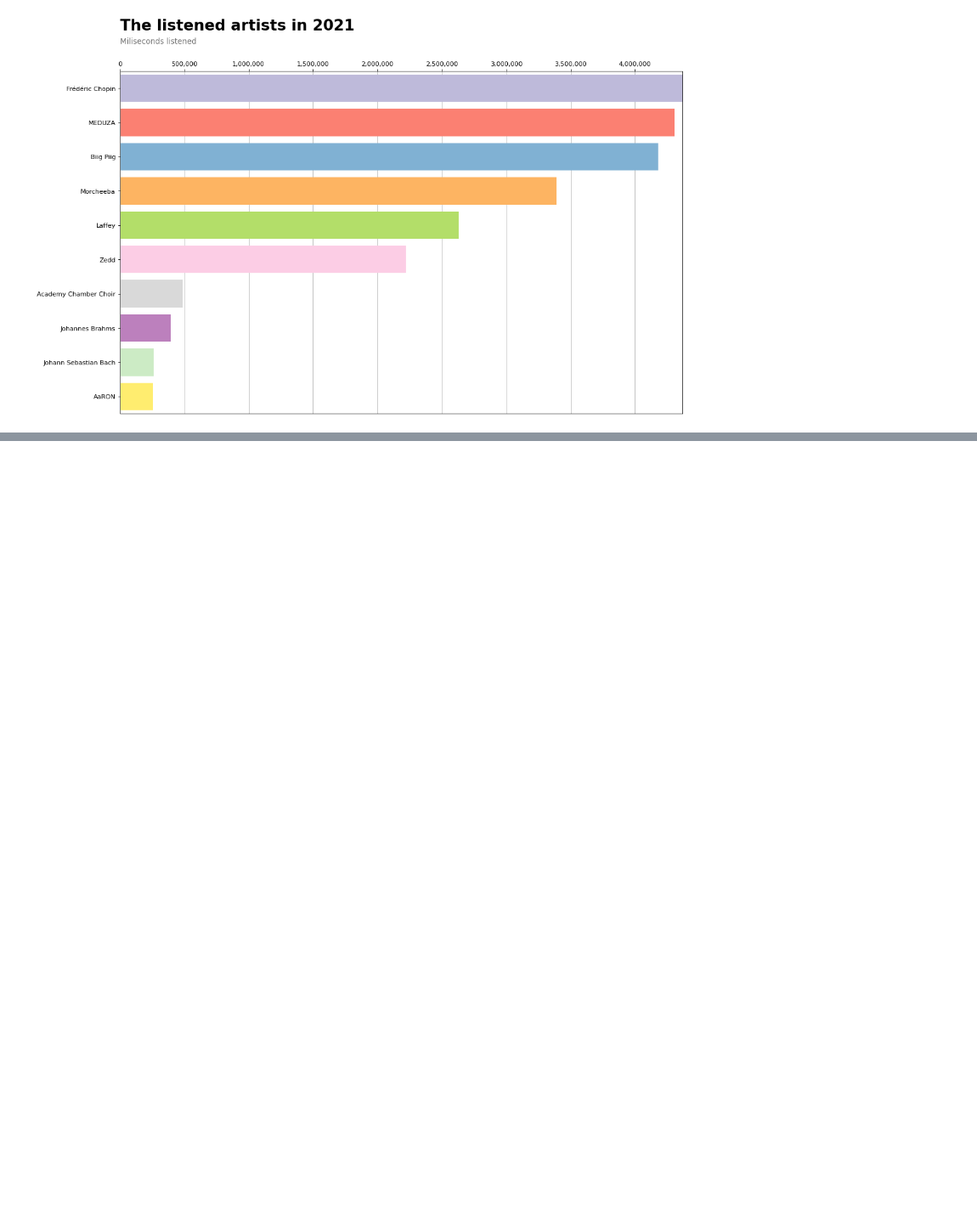
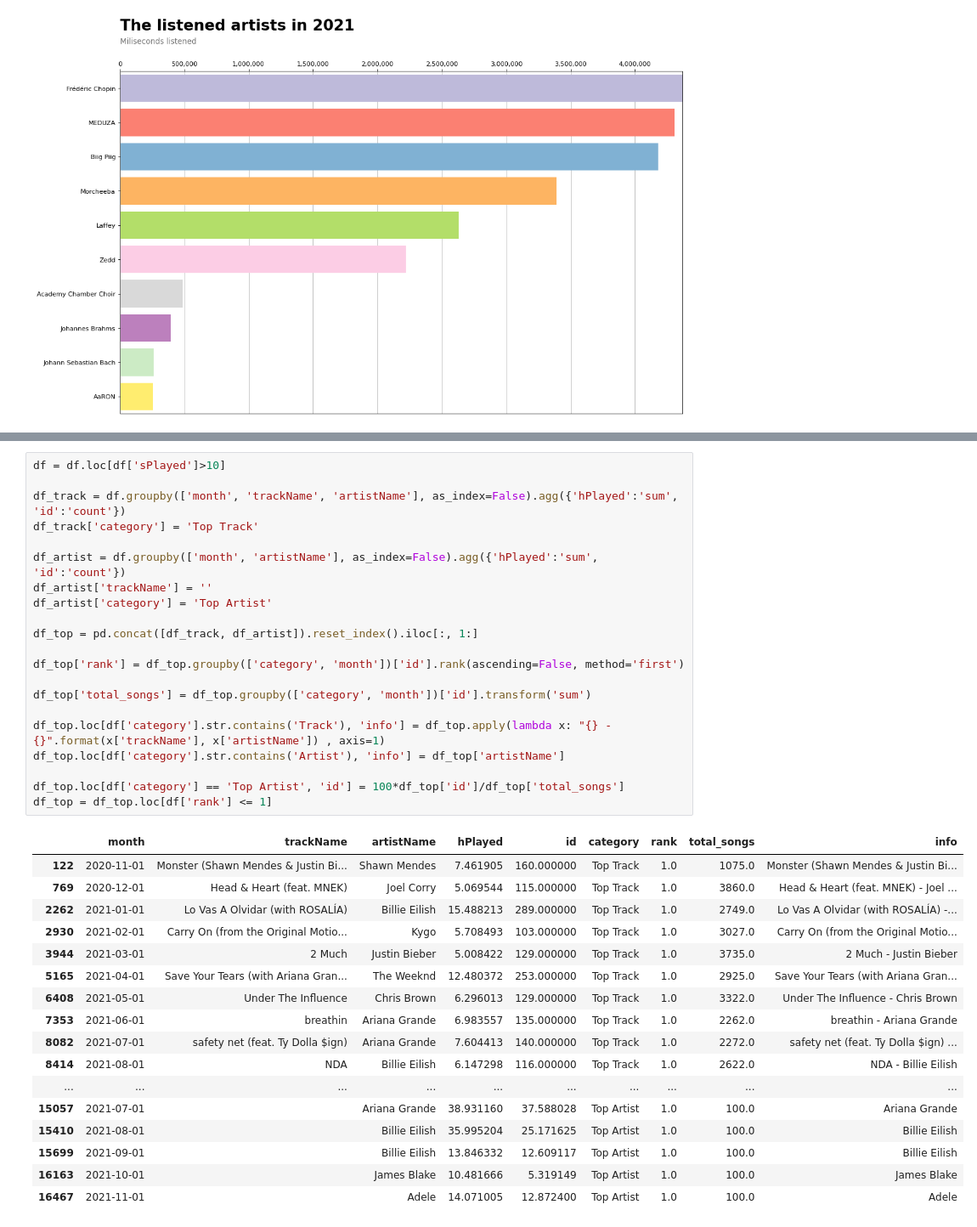
Before and after one commit to karolinastawicka/my-spotify-wrapped, a Jupyter notebook: notebooks/Bar Chart Race.ipynb, the cells around one changed output, grey strips where cells are left out. Shown at 85% size. Cells and saved outputs as stored; diff of their text form; blank space fills up the shorter version.

```diff
--- a/notebooks/Bar Chart Race.ipynb
+++ b/notebooks/Bar Chart Race.ipynb
@@ -240,0 +232,39 @@ Wall time: 1min 3s
+# %%
+df = df.loc[df['sPlayed']>10]
+
+df_track = df.groupby(['month', 'trackName', 'artistName'], as_index=False).agg({'hPlayed':'sum', 'id':'count'})
+df_track['category'] = 'Top Track'
+
+df_artist = df.groupby(['month', 'artistName'], as_index=False).agg({'hPlayed':'sum', 'id':'count'})
+df_artist['trackName'] = ''
+df_artist['category'] = 'Top Artist'
+
+df_top = pd.concat([df_track, df_artist]).reset_index().iloc[:, 1:]
+
+df_top['rank'] = df_top.groupby(['category', 'month'])['id'].rank(ascending=False, method='first')
+
+df_top['total_songs'] = df_top.groupby(['category', 'month'])['id'].transform('sum')
+
+df_top.loc[df['category'].str.contains('Track'), 'info'] = df_top.apply(lambda x: "{} - {}".format(x['trackName'], x['artistName']) , axis=1)
+df_top.loc[df['category'].str.contains('Artist'), 'info'] = df_top['artistName']
+
+df_top.loc[df['category'] == 'Top Artist', 'id'] = 100*df_top['id']/df_top['total_songs']
+df_top = df_top.loc[df['rank'] <= 1]
+# %% [output]
+|  | month | trackName | artistName | hPlayed | id | category | rank | total_songs | info |
+| 122 | 2020-11-01 | Monster (Shawn Mendes & Justin Bi... | Shawn Mendes | 7.461905 | 160.000000 | Top Track | 1.0 | 1075.0 | Monster (Shawn Mendes & Justin Bi... |
+| 769 | 2020-12-01 | Head & Heart (feat. MNEK) | Joel Corry | 5.069544 | 115.000000 | Top Track | 1.0 | 3860.0 | Head & Heart (feat. MNEK) - Joel ... |
+| 2262 | 2021-01-01 | Lo Vas A Olvidar (with ROSALÍA) | Billie Eilish | 15.488213 | 289.000000 | Top Track | 1.0 | 2749.0 | Lo Vas A Olvidar (with ROSALÍA) -... |
+| 2930 | 2021-02-01 | Carry On (from the Original Motio... | Kygo | 5.708493 | 103.000000 | Top Track | 1.0 | 3027.0 | Carry On (from the Original Motio... |
+| 3944 | 2021-03-01 | 2 Much | Justin Bieber | 5.008422 | 129.000000 | Top Track | 1.0 | 3735.0 | 2 Much - Justin Bieber |
+| 5165 | 2021-04-01 | Save Your Tears (with Ariana Gran... | The Weeknd | 12.480372 | 253.000000 | Top Track | 1.0 | 2925.0 | Save Your Tears (with Ariana Gran... |
+| 6408 | 2021-05-01 | Under The Influence | Chris Brown | 6.296013 | 129.000000 | Top Track | 1.0 | 3322.0 | Under The Influence - Chris Brown |
+| 7353 | 2021-06-01 | breathin | Ariana Grande | 6.983557 | 135.000000 | Top Track | 1.0 | 2262.0 | breathin - Ariana Grande |
+| 8082 | 2021-07-01 | safety net (feat. Ty Dolla $ign) | Ariana Grande | 7.604413 | 140.000000 | Top Track | 1.0 | 2272.0 | safety net (feat. Ty Dolla $ign) ... |
+| 8414 | 2021-08-01 | NDA | Billie Eilish | 6.147298 | 116.000000 | Top Track | 1.0 | 2622.0 | NDA - Billie Eilish |
+| ... | ... | ... | ... | ... | ... | ... | ... | ... | ... |
+| 15057 | 2021-07-01 |  | Ariana Grande | 38.931160 | 37.588028 | Top Artist | 1.0 | 100.0 | Ariana Grande |
+| 15410 | 2021-08-01 |  | Billie Eilish | 35.995204 | 25.171625 | Top Artist | 1.0 | 100.0 | Billie Eilish |
+| 15699 | 2021-09-01 |  | Billie Eilish | 13.846332 | 12.609117 | Top Artist | 1.0 | 100.0 | Billie Eilish |
+| 16163 | 2021-10-01 |  | James Blake | 10.481666 | 5.319149 | Top Artist | 1.0 | 100.0 | James Blake |
+| 16467 | 2021-11-01 |  | Adele | 14.071005 | 12.872400 | Top Artist | 1.0 | 100.0 | Adele |
```
Also changed, not shown: parts of 17 cells of this notebook, 4 other files.
